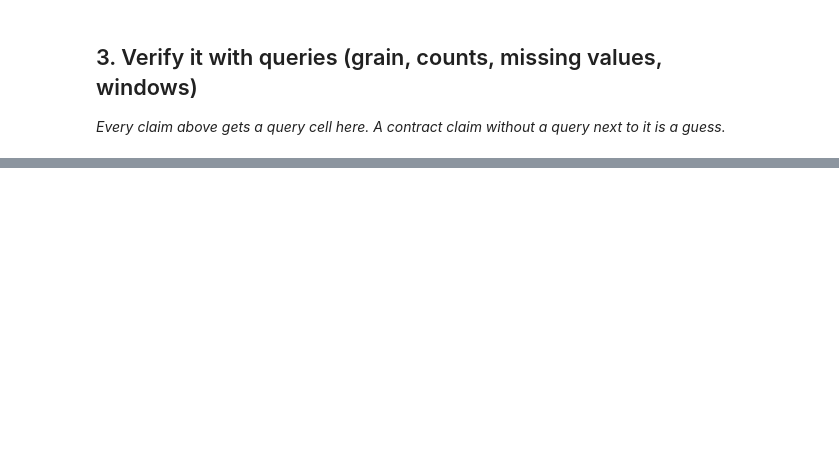
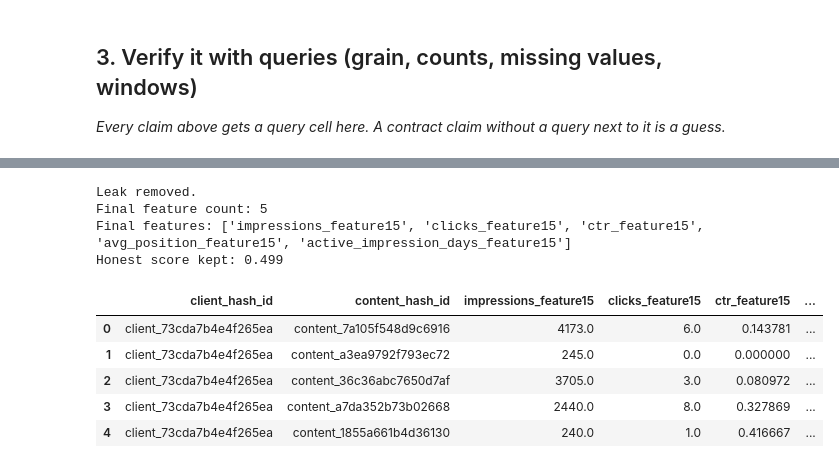
Before and after one commit to imalik-7/Internship, a Jupyter notebook: work/notebooks/w03_data_contract.ipynb, the cells around one changed output, grey strips where cells are left out. Saved outputs shown, nothing was run; the diff lists cells and outputs as text; code cells hidden in the pictures; blank space fills up the shorter version.

```diff
--- a/work/notebooks/w03_data_contract.ipynb
+++ b/work/notebooks/w03_data_contract.ipynb
@@ -41,0 +518,29 @@ HF_TOKEN NOT found.
+# %%
+# Remove the deliberately leaked column.
+model_data.drop(
+    columns=["leaky_outcome_ratio"],
+    inplace=True
+)
+
+# Final honest frame: context + exactly five features + label.
+final_frame = model_data[
+    CONTEXT + FEATURES + [LABEL]
+].copy()
+
+print("Leak removed.")
+print("Final feature count:", len(FEATURES))
+print("Final features:", FEATURES)
+print(f"Honest score kept: {honest_score:.3f}")
+
+display(final_frame.head())
+# %% [output]
+Leak removed.
+Final feature count: 5
+Final features: ['impressions_feature15', 'clicks_feature15', 'ctr_feature15', 'avg_position_feature15', 'active_impression_days_feature15']
+Honest score kept: 0.499
+|  | client_hash_id | content_hash_id | impressions_feature15 | clicks_feature15 | ctr_feature15 | ... |
+| 0 | client_73cda7b4e4f265ea | content_7a105f548d9c6916 | 4173.0 | 6.0 | 0.143781 | ... |
+| 1 | client_73cda7b4e4f265ea | content_a3ea9792f793ec72 | 245.0 | 0.0 | 0.000000 | ... |
+| 2 | client_73cda7b4e4f265ea | content_36c36abc7650d7af | 3705.0 | 3.0 | 0.080972 | ... |
+| 3 | client_73cda7b4e4f265ea | content_a7da352b73b02668 | 2440.0 | 8.0 | 0.327869 | ... |
+| 4 | client_73cda7b4e4f265ea | content_1855a661b4d36130 | 240.0 | 1.0 | 0.416667 | ... |
```
Also changed, not shown: parts of 21 cells of this notebook.
